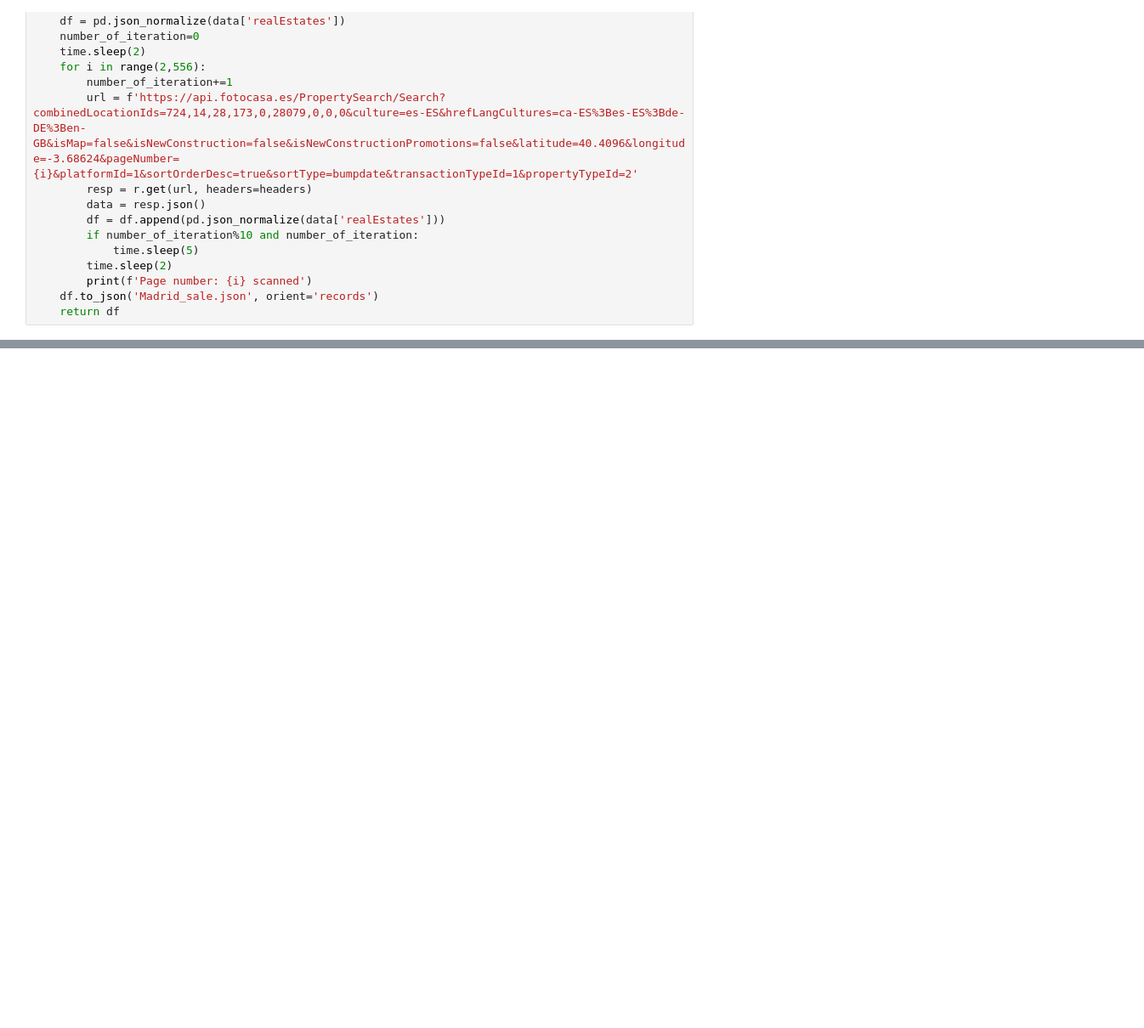
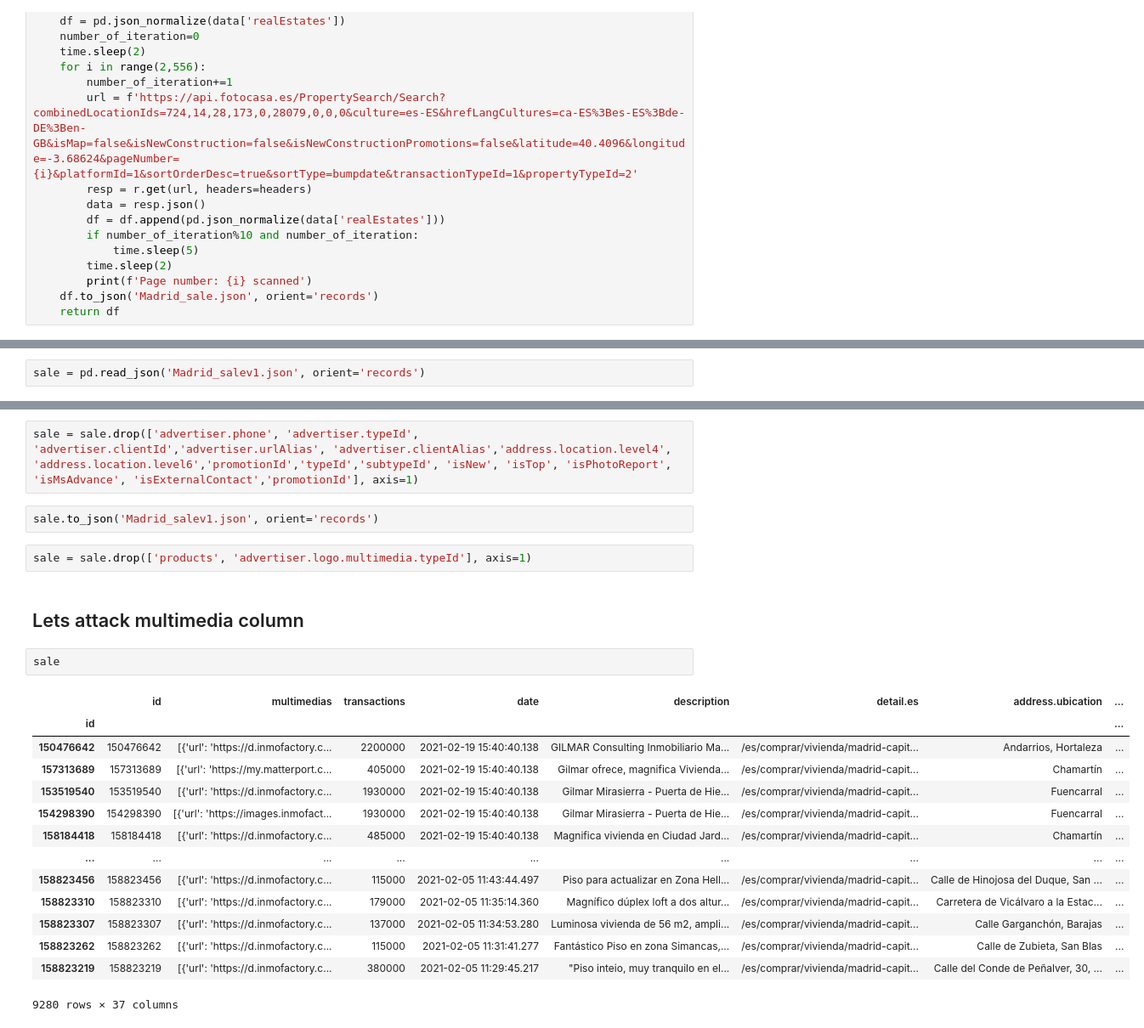
Before and after one commit to isra-st/NewPoPUpStore, a Jupyter notebook: PopUpStoreV4.ipynb, the cells around one changed output, grey strips where cells are left out. Shown at 85% size. Drawn from its saved outputs; the diff is of its cells as text; blank space fills up the shorter version.

```diff
--- a/PopUpStoreV4.ipynb
+++ b/PopUpStoreV4.ipynb
@@ -307,0 +364,2 @@ Page number: 34 scanned
+# %%
+sale = pd.read_json('Madrid_salev1.json', orient='records')
@@ -307,0 +384,25 @@ Page number: 34 scanned
+# %%
+sale = sale.drop(['advertiser.phone', 'advertiser.typeId', 'advertiser.clientId','advertiser.urlAlias', 'advertiser.clientAlias','address.location.level4', 'address.location.level6','promotionId','typeId','subtypeId', 'isNew', 'isTop', 'isPhotoReport', 'isMsAdvance', 'isExternalContact','promotionId'], axis=1)
+# %%
+sale.to_json('Madrid_salev1.json', orient='records')
+# %%
+sale = sale.drop(['products', 'advertiser.logo.multimedia.typeId'], axis=1)
+# %% [markdown]
+## Lets attack multimedia column
+# %%
+sale
+# %% [output]
+|  | id | multimedias | transactions | date | description | detail.es | address.ubication | ... |
+| id |  |  |  |  |  |  |  | ... |
+| 150476642 | 150476642 | [{'url': 'https://d.inmofactory.c... | 2200000 | 2021-02-19 15:40:40.138 | GILMAR Consulting Inmobiliario Ma... | /es/comprar/vivienda/madrid-capit... | Andarrios, Hortaleza | ... |
+| 157313689 | 157313689 | [{'url': 'https://my.matterport.c... | 405000 | 2021-02-19 15:40:40.138 | Gilmar ofrece, magnifica Vivienda... | /es/comprar/vivienda/madrid-capit... | Chamartín | ... |
+| 153519540 | 153519540 | [{'url': 'https://d.inmofactory.c... | 1930000 | 2021-02-19 15:40:40.138 | Gilmar Mirasierra - Puerta de Hie... | /es/comprar/vivienda/madrid-capit... | Fuencarral | ... |
+| 154298390 | 154298390 | [{'url': 'https://images.inmofact... | 1930000 | 2021-02-19 15:40:40.138 | Gilmar Mirasierra - Puerta de Hie... | /es/comprar/vivienda/madrid-capit... | Fuencarral | ... |
+| 158184418 | 158184418 | [{'url': 'https://d.inmofactory.c... | 485000 | 2021-02-19 15:40:40.138 | Magnifica vivienda en Ciudad Jard... | /es/comprar/vivienda/madrid-capit... | Chamartín | ... |
+| ... | ... | ... | ... | ... | ... | ... | ... | ... |
+| 158823456 | 158823456 | [{'url': 'https://d.inmofactory.c... | 115000 | 2021-02-05 11:43:44.497 | Piso para actualizar en Zona Hell... | /es/comprar/vivienda/madrid-capit... | Calle de Hinojosa del Duque, San ... | ... |
+| 158823310 | 158823310 | [{'url': 'https://d.inmofactory.c... | 179000 | 2021-02-05 11:35:14.360 | Magnífico dúplex loft a dos altur... | /es/comprar/vivienda/madrid-capit... | Carretera de Vicálvaro a la Estac... | ... |
+| 158823307 | 158823307 | [{'url': 'https://d.inmofactory.c... | 137000 | 2021-02-05 11:34:53.280 | Luminosa vivienda de 56 m2, ampli... | /es/comprar/vivienda/madrid-capit... | Calle Garganchón, Barajas | ... |
+| 158823262 | 158823262 | [{'url': 'https://d.inmofactory.c... | 115000 | 2021-02-05 11:31:41.277 | Fantástico Piso en zona Simancas,... | /es/comprar/vivienda/madrid-capit... | Calle de Zubieta, San Blas | ... |
+| 158823219 | 158823219 | [{'url': 'https://d.inmofactory.c... | 380000 | 2021-02-05 11:29:45.217 | "Piso inteio, muy tranquilo en el... | /es/comprar/vivienda/madrid-capit... | Calle del Conde de Peñalver, 30, ... | ... |
+9280 rows × 37 columns
```
Also changed, not shown: parts of 123 cells of this notebook, 5 other files.
